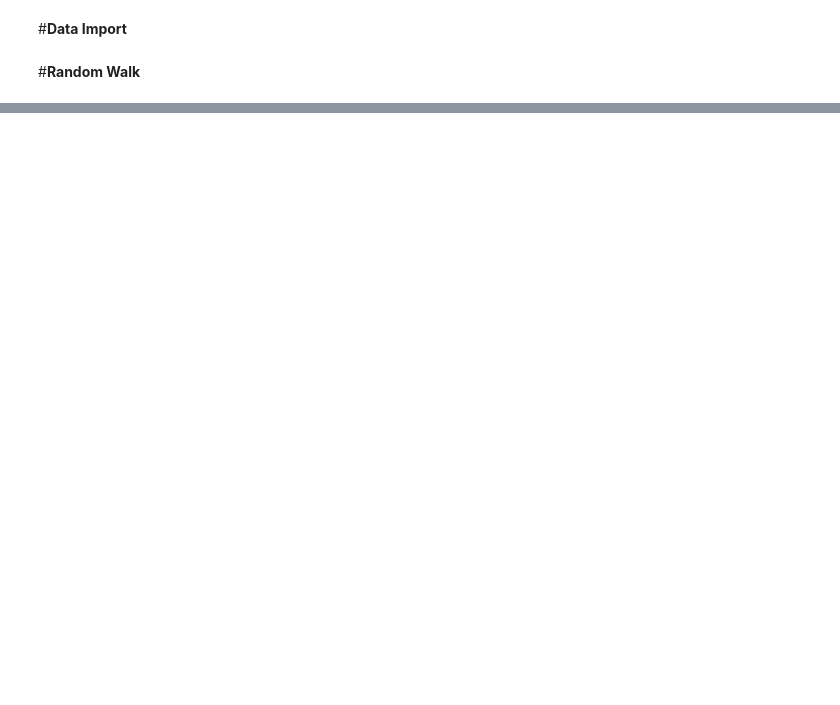
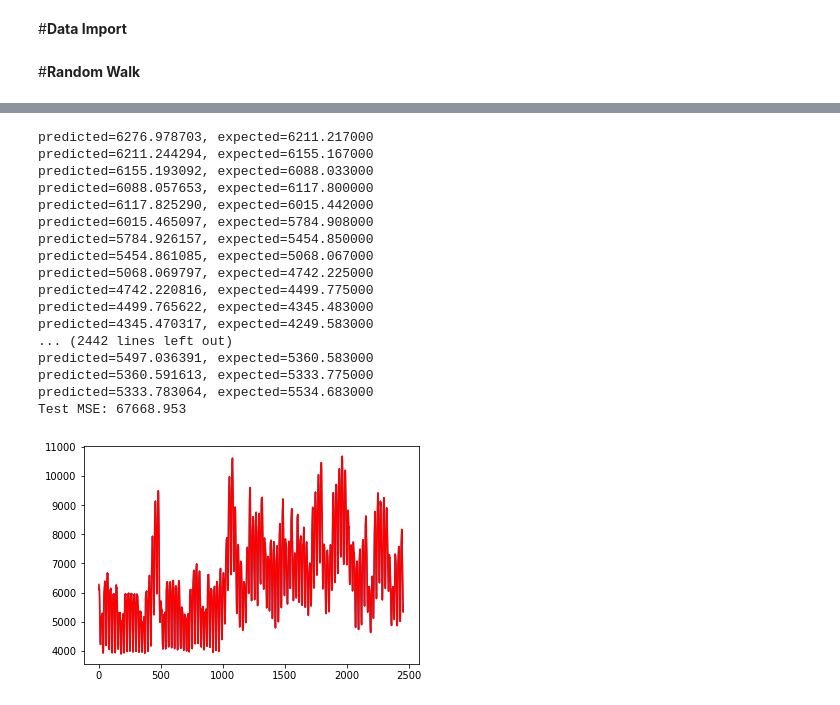
Before and after one commit to achaudhury7378/TimeSeiresApplications, a Jupyter notebook: Time_Seiers_models.ipynb, the cells around one changed output, grey strips where cells are left out. Saved outputs shown, nothing was run; the diff lists cells and outputs as text; code cells hidden in the pictures; blank space fills up the shorter version.

```diff
--- a/Time_Seiers_models.ipynb
+++ b/Time_Seiers_models.ipynb
@@ -27,0 +45,35 @@ pyplot.show()
+# %%
+for t in range(len(test)):
+	model = ARIMA(history, order=(0,1,0))
+	model_fit = model.fit(disp=0)
+	output = model_fit.forecast()
+	yhat = output[0]
+	predictions.append(yhat)
+	obs = test[t]
+	history.append(obs)
+	print('predicted=%f, expected=%f' % (yhat, obs))
+error = mean_squared_error(test, predictions)
+print('Test MSE: %.3f' % error)
+# plot
+pyplot.plot(test)
+pyplot.plot(predictions, color='red')
+pyplot.show()
+# %% [output]
+predicted=6276.978703, expected=6211.217000
+predicted=6211.244294, expected=6155.167000
+predicted=6155.193092, expected=6088.033000
+predicted=6088.057653, expected=6117.800000
+predicted=6117.825290, expected=6015.442000
+predicted=6015.465097, expected=5784.908000
+predicted=5784.926157, expected=5454.850000
+predicted=5454.861085, expected=5068.067000
+predicted=5068.069797, expected=4742.225000
+predicted=4742.220816, expected=4499.775000
+predicted=4499.765622, expected=4345.483000
+predicted=4345.470317, expected=4249.583000
+... (2442 lines left out)
+predicted=5497.036391, expected=5360.583000
+predicted=5360.591613, expected=5333.775000
+predicted=5333.783064, expected=5534.683000
+Test MSE: 67668.953
+[figure, added]
```
Also changed, not shown: parts of 9 cells of this notebook.
